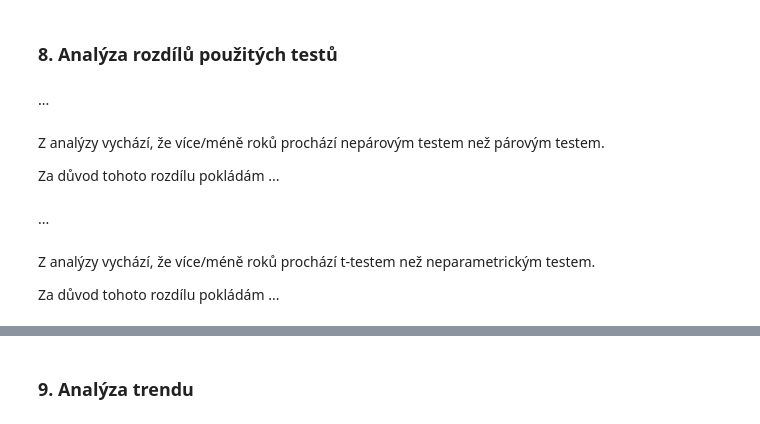
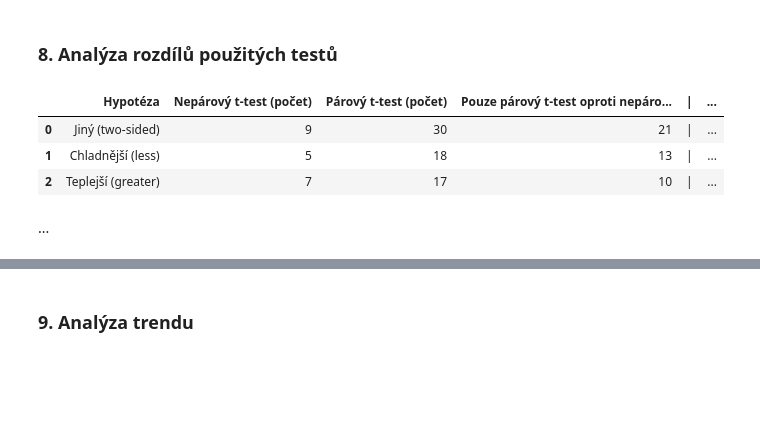
Before and after one commit to Psychol0gicl/dr_semestralni_prace, a Jupyter notebook: dr2026_2sem.ipynb, the cells around one changed output, grey strips where cells are left out. Saved outputs shown, nothing was run; the diff lists cells and outputs as text; code cells hidden in the pictures; blank space fills up the shorter version.

```diff
--- a/dr2026_2sem.ipynb
+++ b/dr2026_2sem.ipynb
@@ -721,14 +777,40 @@ Vykreslení průběhu p-hodnot pro jednotlivé roky.
 # %% [markdown]
 ### 8. Analýza rozdílů použitých testů
+# %%
+def get_sig_years(test_name, test_type, alternative, alpha=0.01):
+    p_vals = tests_results[test_name][test_type][alternative]
+    return {year for year, p in p_vals.items() if p < alpha}
+
+def comparison_table(alpha = 0.01):
+    alternatives = {
+        "two-sided": "Jiný (two-sided)",
+        "less": "Chladnější (less)",
+        "greater": "Teplejší (greater)",
+    }
+    rows = []
+    for alt_key, alt_label in alternatives.items():
+        ind_t = get_sig_years("t-test", "independent", alt_key, alpha)
+        rel_t = get_sig_years("t-test", "paired", alt_key, alpha)
+        wilc = get_sig_years("wilcoxon", "paired", alt_key, alpha)
+
+        rows.append({
+            "Hypotéza": alt_label,
+            "Nepárový t-test (počet)": len(ind_t),
+            "Párový t-test (počet)": len(rel_t),
+            "Pouze párový t-test oproti nepárovému [počet]": len(rel_t - ind_t),
+            "|" : "|",
+            "Wilcoxon párový (počet)": len(wilc),
+            "Párový t-test oproti Wilcoxon [roky[": sorted(rel_t - wilc),
+            "Wilcoxon oprorti Párový t-test [roky]": sorted(wilc - rel_t),
+        })
+    return rows
+
+df_comparison = pd.DataFrame(comparison_table())
+display(df_comparison)
+# %% [output]
+|  | Hypotéza | Nepárový t-test (počet) | Párový t-test (počet) | Pouze párový t-test oproti nepáro... | | | ... |
+| 0 | Jiný (two-sided) | 9 | 30 | 21 | | | ... |
+| 1 | Chladnější (less) | 5 | 18 | 13 | | | ... |
+| 2 | Teplejší (greater) | 7 | 17 | 10 | | | ... |
 # %% [markdown]
 ...
-# %% [markdown]
-Z analýzy vychází, že více/méně roků prochází nepárovým testem než párovým testem.
-
-Za důvod tohoto rozdílu pokládám ...
-# %% [markdown]
-...
-# %% [markdown]
-Z analýzy vychází, že více/méně roků prochází t-testem než neparametrickým testem.
-
-Za důvod tohoto rozdílu pokládám ...
```
Also changed, not shown: parts of 15 cells of this notebook.
